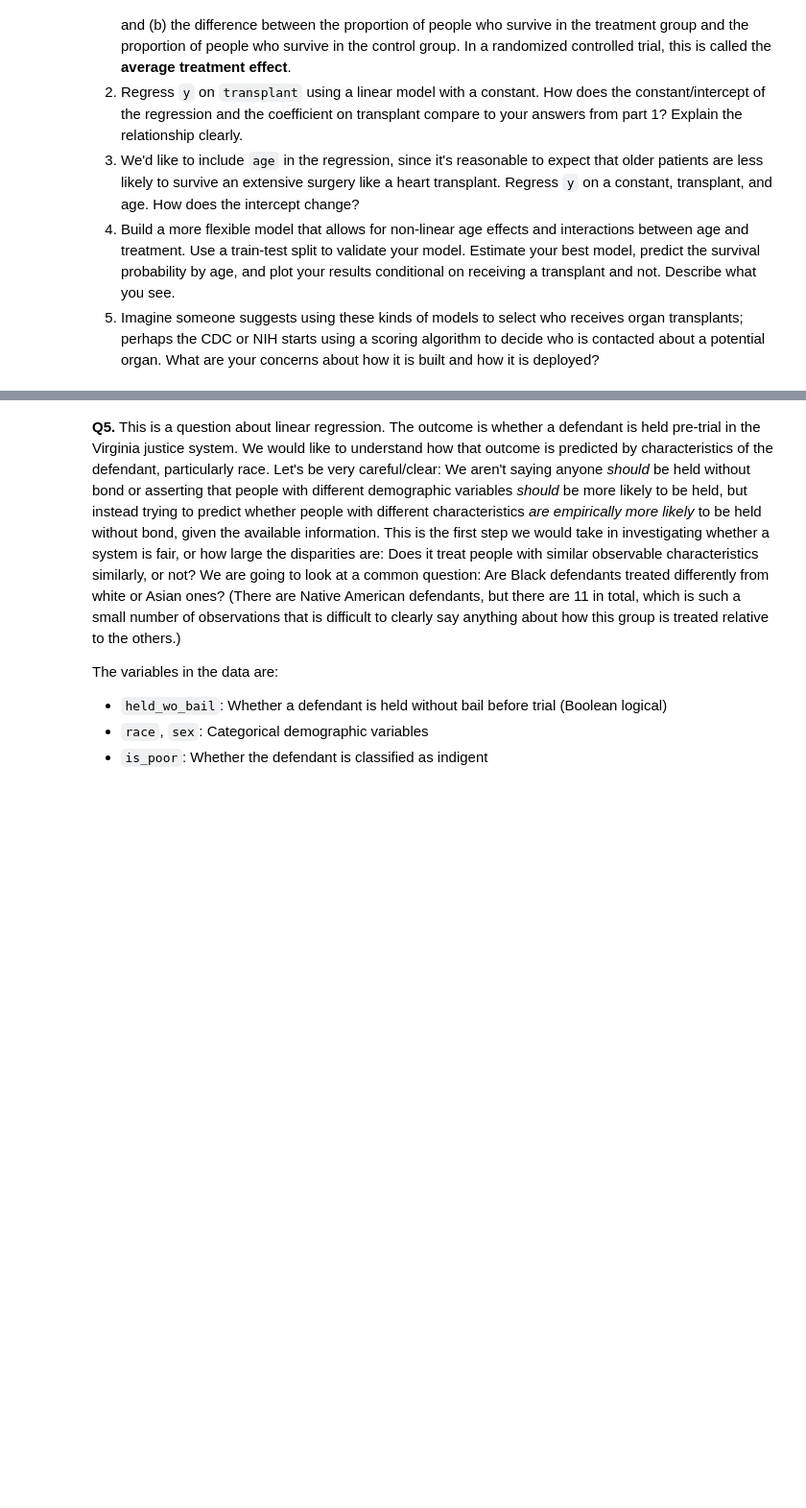
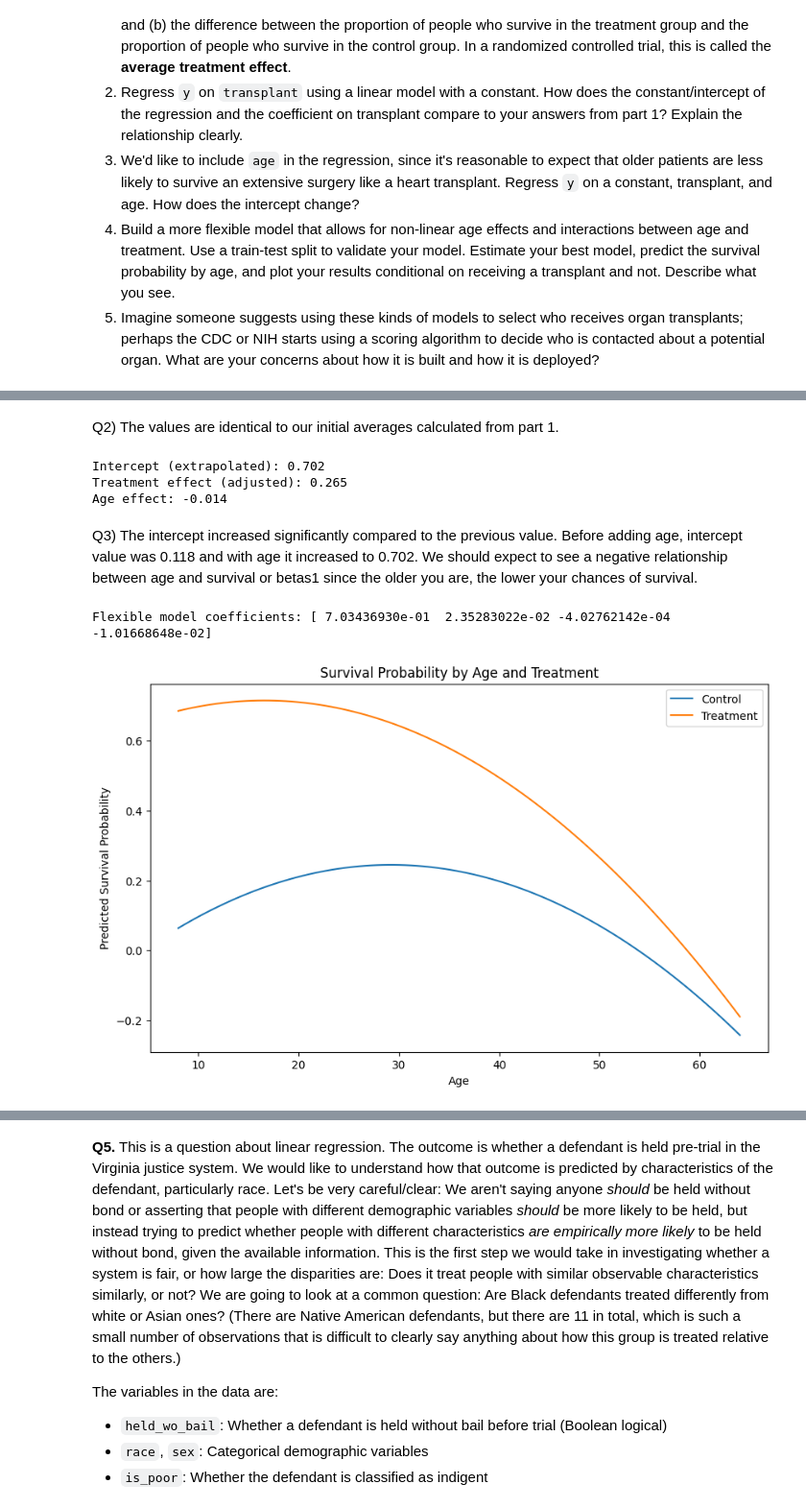
Before and after one commit to yuthimreddy/hw07_linearModels, a Jupyter notebook: assignment/assignment.ipynb, the cells around one changed output, grey strips where cells are left out. Shown at 96% size. Saved outputs shown, nothing was run; the diff lists cells and outputs as text; code cells hidden in the pictures; blank space fills up the shorter version.

```diff
--- a/assignment/assignment.ipynb
+++ b/assignment/assignment.ipynb
@@ -60,0 +101,7 @@ Since a heart transplant is a dangerous operation and even people who successful
+# %%
+# Q2)
+# setting dummy var: 0 as control and 1 for treatment
+heart_df['transplant_dummy'] = (heart_df['transplant'] == 'treatment').astype(int)
+# setting X and Y vars:
+x = (heart_df['transplant'])
+y = heart_df['y']
@@ -60,0 +141,69 @@ Since a heart transplant is a dangerous operation and even people who successful
+# %% [markdown]
+Q2) The values are identical to our initial averages calculated from part 1.
+# %%
+# Q3) adding age as a predictor
+X = np.column_stack([treatment_dummy, heart_df['age'].values])
+results_age = custom_lr(X, y)
+
+print(f"Intercept (extrapolated): {results_age['b0']:.3f}")
+print(f"Treatment effect (adjusted): {results_age['betas'][0]:.3f}")
+print(f"Age effect: {results_age['betas'][1]:.3f}")
+# %% [output]
+Intercept (extrapolated): 0.702
+Treatment effect (adjusted): 0.265
+Age effect: -0.014
+# %% [markdown]
+Q3) The intercept increased significantly compared to the previous value. Before adding age, intercept value was 0.118 and with age it increased to 0.702. We should expect to see a negative relationship between age and survival or betas1 since the older you are, the lower your chances of survival.
+# %%
+# Add polynomial/interaction terms
+age = heart_df['age'].values
+X_flex = np.column_stack([
+    treatment_dummy,
+    age,
+    age**2,                      # age²
+    age * treatment_dummy.flatten()  # age×treatment
+])
+
+results_flex = custom_lr(X_flex, y)
+print("Flexible model coefficients:", results_flex['betas'])
+# %% [output]
+Flexible model coefficients: [ 7.03436930e-01  2.35283022e-02 -4.02762142e-04 -1.01668648e-02]
+# %%
+# Generate predictions for plotting
+age_range = np.linspace(heart_df['age'].min(), heart_df['age'].max(), 100)
+X_plot_control = np.column_stack([
+    np.zeros_like(age_range),    # treatment=0
+    age_range,
+    age_range**2,
+    np.zeros_like(age_range)     # age×treatment=0
+])
+X_plot_treatment = np.column_stack([
+    np.ones_like(age_range),     # treatment=1
+    age_range,
+    age_range**2,
+    age_range                    # age×treatment=age
+])
+
+y_hat_control = results_flex['b0'] + X_plot_control @ results_flex['betas']
+y_hat_treatment = results_flex['b0'] + X_plot_treatment @ results_flex['betas']
+
+# Plot:
+
+# Scaffolding:
+plt.figure(figsize=(10, 6))
+plt.title('Survival Probability by Age and Treatment')
+
+plt.plot(age_range, y_hat_control, label='Control')
+plt.plot(age_range, y_hat_treatment, label='Treatment')
+
+# == X-AXIS ==
+plt.xlabel('Age')
+# == Y-AXIS ==
+plt.ylabel('Predicted Survival Probability')
+
+plt.legend()
+
+
+plt.show()
+# %% [output]
+[figure, added]
```
Also changed, not shown: parts of 6 cells of this notebook.
